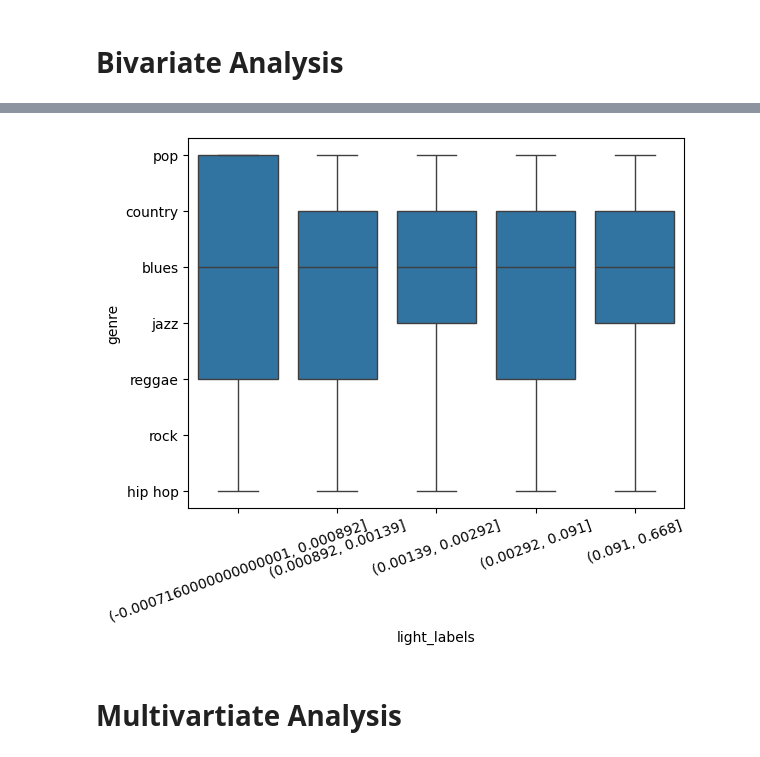
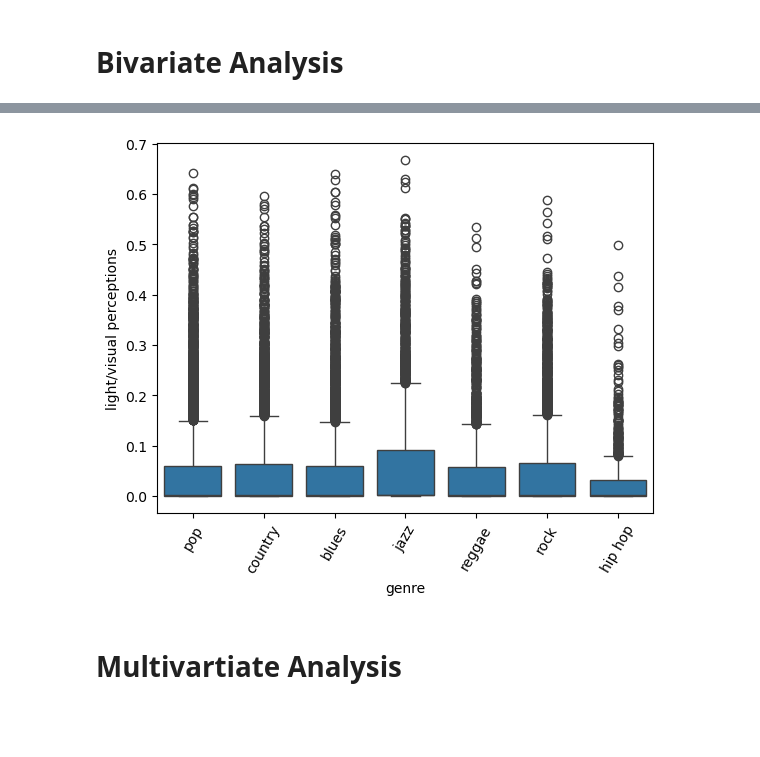
Before and after one commit to MaimunaBawa/Music_Recommendation_Algorithm, a Jupyter notebook: EDA-1.ipynb, the cells around one changed output, grey strips where cells are left out. Cells and saved outputs as stored; diff of their text form; code cells hidden in the pictures; blank space fills up the shorter version.

```diff
--- a/EDA-1.ipynb
+++ b/EDA-1.ipynb
@@ -258,10 +273,10 @@ Text(0.5, 1.0, 'Topic Frequency by Genre')
 # %%
 df["light_labels"] = pd.qcut(df["light/visual perceptions"], 5)
 # %%
-sns.boxplot(data=df, x="light_labels", y="genre")
-plt.tick_params(axis='x', rotation=20, labelsize=10, labelcolor='black')
+sns.boxplot(data=df, x="genre", y= "light/visual perceptions")
+plt.tick_params(axis='x', rotation=60, labelsize=10, labelcolor='black')
 plt.show()
 # %% [output]
-[figure, old version]
+[figure, new version]
 # %% [markdown]
 # Multivartiate Analysis
```
Also changed, not shown: parts of 7 cells of this notebook.
